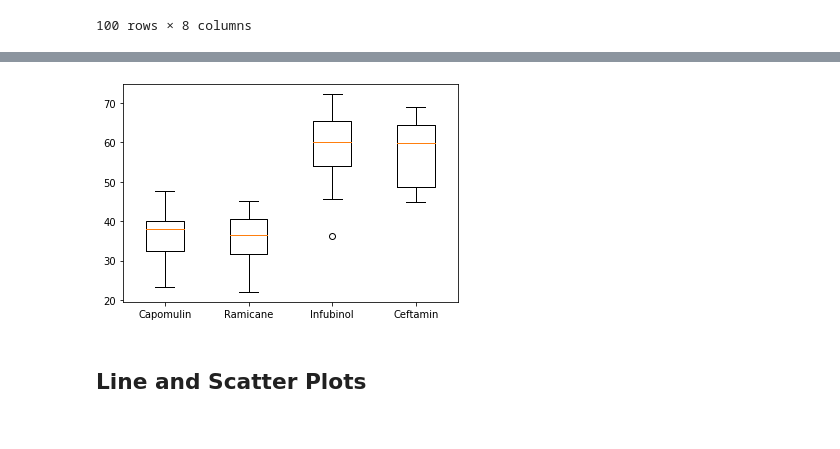
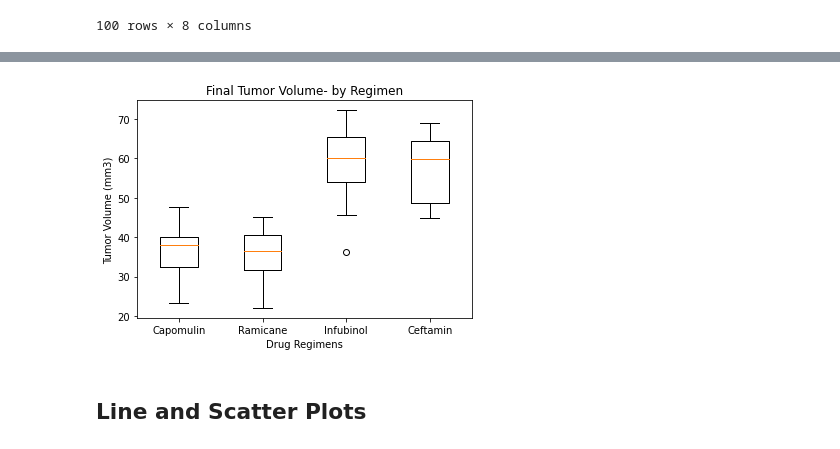
Before and after one commit to AnneNiemiec/Matplotlib, a Jupyter notebook: pymaceuticals.ipynb, the cells around one changed output, grey strips where cells are left out. Cells and saved outputs as stored; diff of their text form; code cells hidden in the pictures.

Commit message:
Formatting changes

```diff
--- a/pymaceuticals.ipynb
+++ b/pymaceuticals.ipynb
@@ -294,62 +298,46 @@ Series([], Name: Tumor Volume (mm3), dtype: float64) are outliers.
 #create df with regimen, id, and tumor volume at each range (use pivot function in pd); cheat sheet or use a nested list at the same time as creating the plot outliers
 
 plt.boxplot(tumor_volume,labels=four_regimens)
-plt.show()
+plt.title("Final Tumor Volume- by Regimen")
+plt.xlabel("Drug Regimens")
+plt.ylabel("Tumor Volume (mm3)")
+########################################################################################
+# fig3=boxplot(colors = ['#0000FF','#00FF00','#FFFF00','#FF00FF']
 
-##upper/lower bounds; outliers, formatting
-#######################################################################################################
-#Reference code:  www.http://
-# # Creating dataset
-# np.tumor_volume()
-# data=np.tumor_volume
-# fig = plt.figure(figsize =(10, 7))
-# ax = fig.add_subplot(111)
-
-# # Creating axes instance
-# bp = ax.boxplot(tumor_volume, four_regimens = True,
-#                 notch ='True', vert = 0)
-
-# colors = ['#0000FF', '#00FF00',
-#           '#FFFF00', '#FF00FF']
+# # # Creating axes instance
+# # bp = ax.boxplot(tumor_volume, four_regimens = True,
+# #                 notch ='True', vert = 0)
 
 # for patch, color in zip(bp['boxes'], colors):
 #     patch.set_facecolor(color)
 
 # # changing color and linewidth of
 # # whiskers
 # for whisker in bp['whiskers']:
 #     whisker.set(color ='#8B008B',
 #                 linewidth = 1.5,
 #                 linestyle =":")
 
 # # changing color and linewidth of
 # # caps
 # for cap in bp['caps']:
 #     cap.set(color ='#8B008B',
 #             linewidth = 2)
 
-# # changing color and linewidth of
-# # medians
+# changing color and linewidth of
+# medians
 # for median in bp['medians']:
 #     median.set(color ='red',
 #                linewidth = 3)
 
 # # changing style of fliers
 # for flier in bp['fliers']:
 #     flier.set(marker ='D',
 #               color ='#e7298a',
-#               alpha = 0.5)
-
-# # x-axis labels
-# ax.set_ylabel(['Tumor Volume'])
-
-# # Adding title
-# plt.title("Final Volume by mouse")
-
-# # show plot
+#               alpha = 0.5) )
 plt.show()
 # %% [output]
-[figure, old version]
+[figure, new version]
 # %% [markdown]
 ## Line and Scatter Plots
 # %%
```
Also changed, not shown: parts of 3 cells of this notebook.
